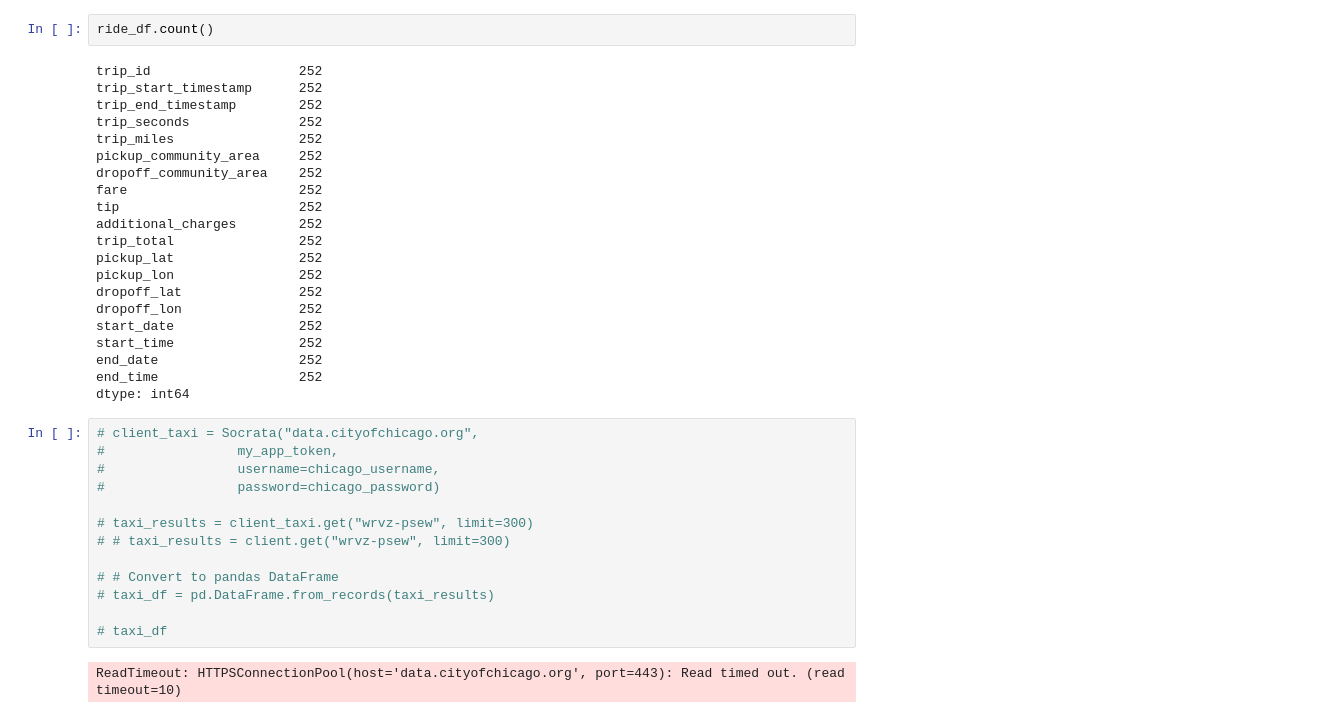
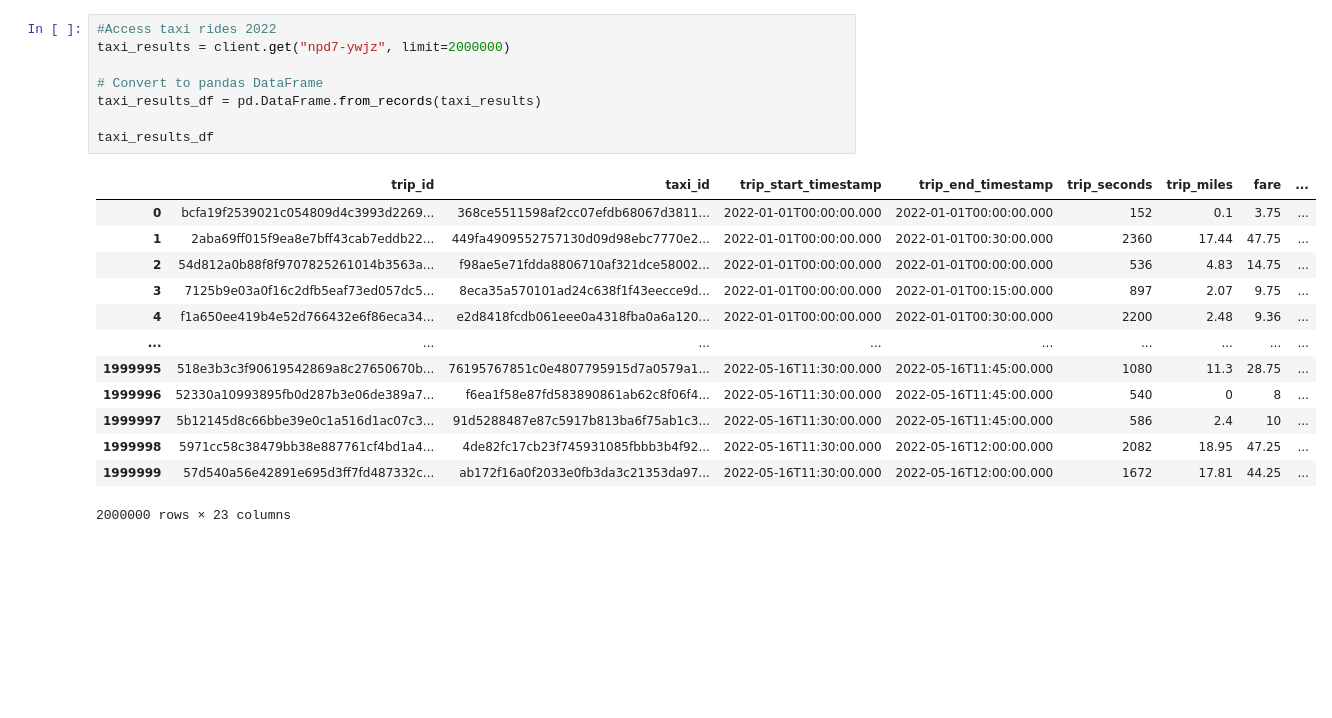
Before and after one commit to shaildesai98/Project-, a Jupyter notebook: test_notebook.ipynb, the cells around one changed output. Saved outputs shown, nothing was run; the diff lists cells and outputs as text; blank space fills up the shorter version.

```diff
--- a/test_notebook.ipynb
+++ b/test_notebook.ipynb
@@ -98,38 +102,22 @@ ride_df
-# %%
-ride_df.count()
-# %% [output]
-trip_id                   252
-trip_start_timestamp      252
-trip_end_timestamp        252
-trip_seconds              252
-trip_miles                252
-pickup_community_area     252
-dropoff_community_area    252
-fare                      252
-tip                       252
-additional_charges        252
-trip_total                252
-pickup_lat                252
-pickup_lon                252
-dropoff_lat               252
-dropoff_lon               252
-start_date                252
-start_time                252
-end_date                  252
-end_time                  252
-dtype: int64
 # %%
-# client_taxi = Socrata("data.cityofchicago.org",
-#                 my_app_token,
-#                 username=chicago_username,
-#                 password=chicago_password)
+#Access taxi rides 2022
+taxi_results = client.get("npd7-ywjz", limit=2000000)
 
-# taxi_results = client_taxi.get("wrvz-psew", limit=300)
-# # taxi_results = client.get("wrvz-psew", limit=300)
+# Convert to pandas DataFrame
+taxi_results_df = pd.DataFrame.from_records(taxi_results)
 
-# # Convert to pandas DataFrame
-# taxi_df = pd.DataFrame.from_records(taxi_results)
-
-# taxi_df
+taxi_results_df
 # %% [output]
+|  | trip_id | taxi_id | trip_start_timestamp | trip_end_timestamp | trip_seconds | trip_miles | fare | ... |
+| 0 | bcfa19f2539021c054809d4c3993d2269... | 368ce5511598af2cc07efdb68067d3811... | 2022-01-01T00:00:00.000 | 2022-01-01T00:00:00.000 | 152 | 0.1 | 3.75 | ... |
+| 1 | 2aba69ff015f9ea8e7bff43cab7eddb22... | 449fa4909552757130d09d98ebc7770e2... | 2022-01-01T00:00:00.000 | 2022-01-01T00:30:00.000 | 2360 | 17.44 | 47.75 | ... |
+| 2 | 54d812a0b88f8f9707825261014b3563a... | f98ae5e71fdda8806710af321dce58002... | 2022-01-01T00:00:00.000 | 2022-01-01T00:00:00.000 | 536 | 4.83 | 14.75 | ... |
+| 3 | 7125b9e03a0f16c2dfb5eaf73ed057dc5... | 8eca35a570101ad24c638f1f43eecce9d... | 2022-01-01T00:00:00.000 | 2022-01-01T00:15:00.000 | 897 | 2.07 | 9.75 | ... |
+| 4 | f1a650ee419b4e52d766432e6f86eca34... | e2d8418fcdb061eee0a4318fba0a6a120... | 2022-01-01T00:00:00.000 | 2022-01-01T00:30:00.000 | 2200 | 2.48 | 9.36 | ... |
+| ... | ... | ... | ... | ... | ... | ... | ... | ... |
+| 1999995 | 518e3b3c3f90619542869a8c27650670b... | 76195767851c0e4807795915d7a0579a1... | 2022-05-16T11:30:00.000 | 2022-05-16T11:45:00.000 | 1080 | 11.3 | 28.75 | ... |
+| 1999996 | 52330a10993895fb0d287b3e06de389a7... | f6ea1f58e87fd583890861ab62c8f06f4... | 2022-05-16T11:30:00.000 | 2022-05-16T11:45:00.000 | 540 | 0 | 8 | ... |
+| 1999997 | 5b12145d8c66bbe39e0c1a516d1ac07c3... | 91d5288487e87c5917b813ba6f75ab1c3... | 2022-05-16T11:30:00.000 | 2022-05-16T11:45:00.000 | 586 | 2.4 | 10 | ... |
+| 1999998 | 5971cc58c38479bb38e887761cf4bd1a4... | 4de82fc17cb23f745931085fbbb3b4f92... | 2022-05-16T11:30:00.000 | 2022-05-16T12:00:00.000 | 2082 | 18.95 | 47.25 | ... |
+| 1999999 | 57d540a56e42891e695d3ff7fd487332c... | ab172f16a0f2033e0fb3da3c21353da97... | 2022-05-16T11:30:00.000 | 2022-05-16T12:00:00.000 | 1672 | 17.81 | 44.25 | ... |
-ReadTimeout: HTTPSConnectionPool(host='data.cityofchicago.org', port=443): Read timed out. (read timeout=10)
+2000000 rows × 23 columns
```
Also changed, not shown: parts of 12 cells of this notebook, 1 other file.
